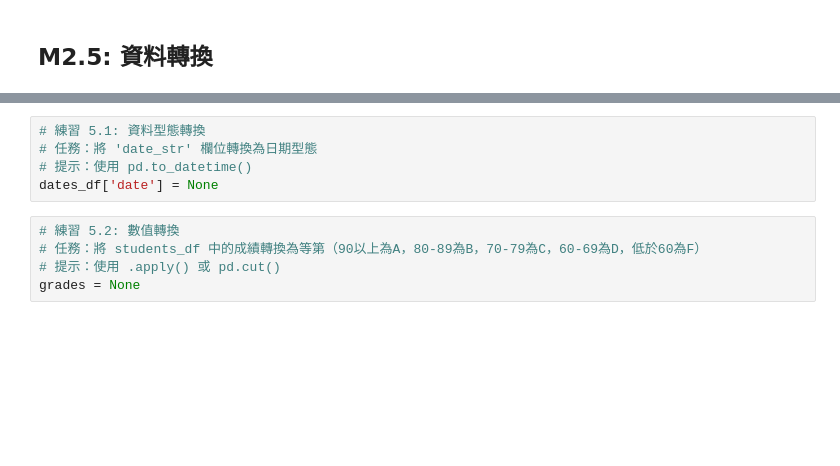
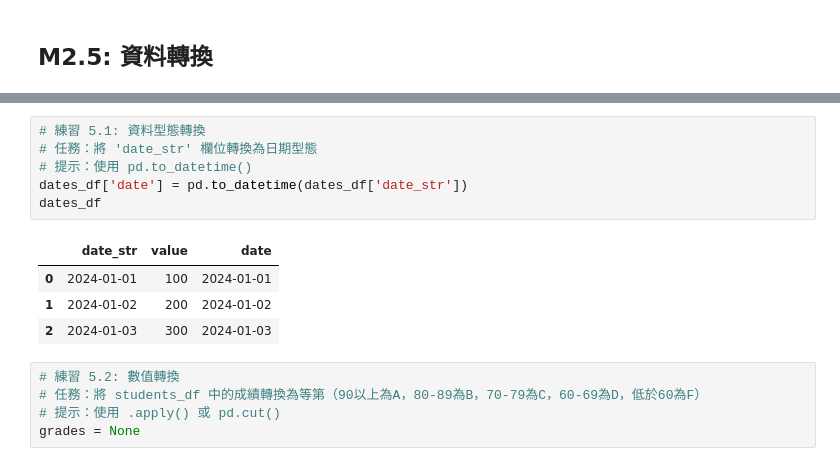
Before and after one commit to slen516-afk/python-da, a Jupyter notebook: Python DA/Special-Edition_python_DA/Python_DA_Course/M2_Pandas_Basic/quick_pandas_practice.ipynb, the cells around one changed output, grey strips where cells are left out. Drawn from its saved outputs; the diff is of its cells as text; blank space fills up the shorter version.

```diff
--- a/Python DA/Special-Edition_python_DA/Python_DA_Course/M2_Pandas_Basic/quick_pandas_practice.ipynb
+++ b/Python DA/Special-Edition_python_DA/Python_DA_Course/M2_Pandas_Basic/quick_pandas_practice.ipynb
@@ -236,8 +257,14 @@ dates_df = pd.DataFrame({
 # %%
 # 練習 5.1: 資料型態轉換
 # 任務：將 'date_str' 欄位轉換為日期型態
 # 提示：使用 pd.to_datetime()
-dates_df['date'] = None
+dates_df['date'] = pd.to_datetime(dates_df['date_str'])
+dates_df
+# %% [output]
+|  | date_str | value | date |
+| 0 | 2024-01-01 | 100 | 2024-01-01 |
+| 1 | 2024-01-02 | 200 | 2024-01-02 |
+| 2 | 2024-01-03 | 300 | 2024-01-03 |
 # %%
 # 練習 5.2: 數值轉換
 # 任務：將 students_df 中的成績轉換為等第（90以上為A，80-89為B，70-79為C，60-69為D，低於60為F）
```
Also changed, not shown: parts of 4 cells of this notebook, 1 other file.
